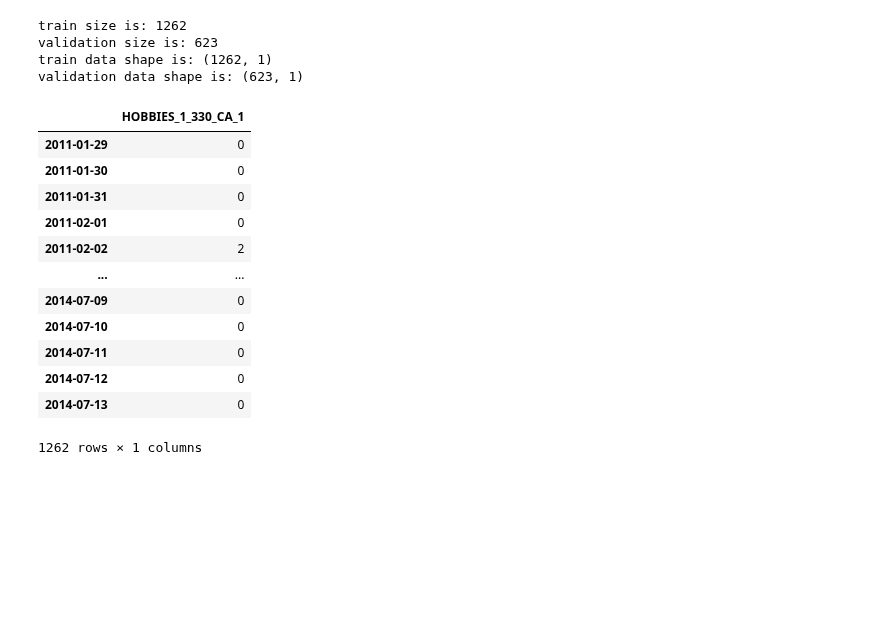
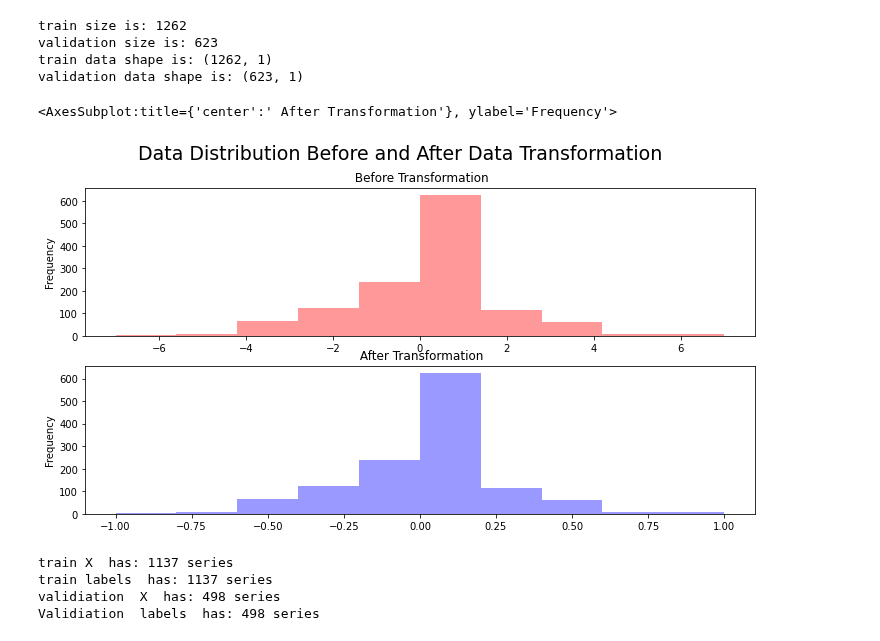
Before and after one commit to iszhangli/DataMining, a Jupyter notebook: k_M5/seq2seq.ipynb, the cells around one changed output. Cells and saved outputs as stored; diff of their text form; code cells hidden in the pictures; blank space fills up the shorter version.

```diff
--- a/k_M5/seq2seq.ipynb
+++ b/k_M5/seq2seq.ipynb
@@ -119,19 +122,59 @@ train size is: 1262
 validation size is: 623
 train data shape is: (1262, 1)
 validation data shape is: (623, 1)
-# %%
-train_data
-# %% [output]
-|  | HOBBIES_1_330_CA_1 |
-| 2011-01-29 | 0 |
-| 2011-01-30 | 0 |
-| 2011-01-31 | 0 |
-| 2011-02-01 | 0 |
-| 2011-02-02 | 2 |
-| ... | ... |
-| 2014-07-09 | 0 |
-| 2014-07-10 | 0 |
-| 2014-07-11 | 0 |
-| 2014-07-12 | 0 |
-| 2014-07-13 | 0 |
-1262 rows × 1 columns
+# %%
+train_data
+# 需要做一阶差分
+def difference(data, interval):
+    return [data[i] - data[i - interval] for i in range(interval, len(data))]
+np_tarin_data = train_data.iloc[:,0]
+interval = 7
+transformed_train = difference(np_tarin_data, interval)
+
+np_valid_data = valid_data.iloc[:,0]
+interval = 7
+transformed_valid = difference(np_valid_data, interval)
+
+train_data = np.array(transformed_train).reshape(len(transformed_train),1)
+valid_data = np.array(transformed_valid).reshape(len(transformed_valid),1)
+# %%
+scaler = MinMaxScaler((-1,1)).fit(train_data)
+#scaler = StandardScaler().fit(train_data)
+train_data_std = scaler.transform(train_data)
+valid_data_std = scaler.transform(valid_data)
+
+fig, axs = plt.subplots(2)
+
+fig.suptitle('Data Distribution Before and After Data Transformation   ',fontsize = 19)
+pd.DataFrame(train_data).plot(kind='hist',ax = axs[0] , alpha=.4 , figsize=[12,6], legend = False,title = ' Before Transformation',color ='red')
+pd.DataFrame(train_data_std).plot(kind='hist', ax = axs[1] ,figsize=[12,6], alpha=.4 , legend = False,title = ' After Transformation'\
+                                         ,color = 'blue')
+# %% [output]
+<AxesSubplot:title={'center':' After Transformation'}, ylabel='Frequency'>
+[figure, added]
+# %%
+def sliding_windows(data, seq_length,labels_length):
+    x = []
+    y = []
+
+    for i in range(len(data)-(seq_length+labels_length)):
+        _x = data[i:(i+seq_length)]
+        _y = data[(i+seq_length):(i+seq_length+labels_length)]
+        x.append(_x)
+        y.append(_y)
+
+    return x,y
+seq_length = 90
+labels_length =28  # 使用90天预测28天
+
+train_X, train_y = sliding_windows(train_data_std, seq_length,labels_length)
+print("train X  has:", len(train_X) , "series")
+print("train labels  has:", len(train_y) , "series")
+valid_X, valid_y = sliding_windows(valid_data_std, seq_length,labels_length)
+print("validiation  X  has:", len(valid_X) , "series")
+print("Validiation  labels  has:" ,len(valid_y) , "series")
+# %% [output]
+train X  has: 1137 series
+train labels  has: 1137 series
+validiation  X  has: 498 series
+Validiation  labels  has: 498 series
```
Also changed, not shown: parts of 5 cells of this notebook, 2 other files.
